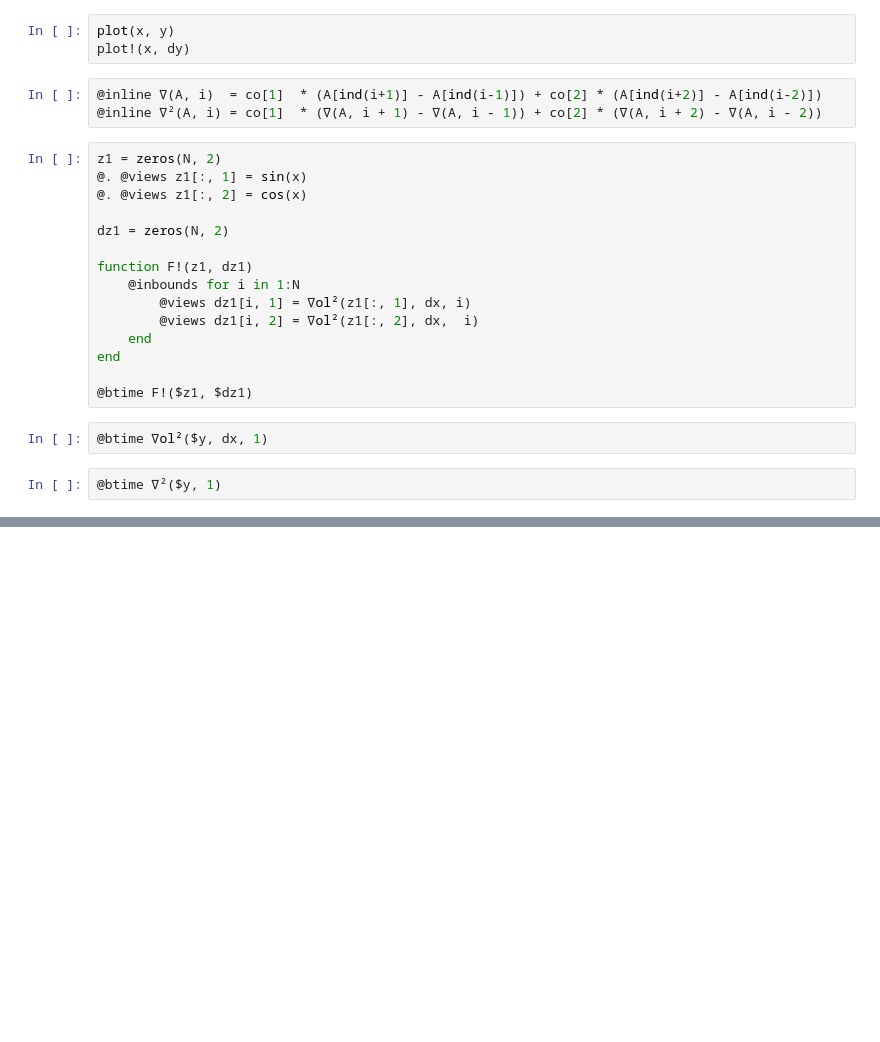
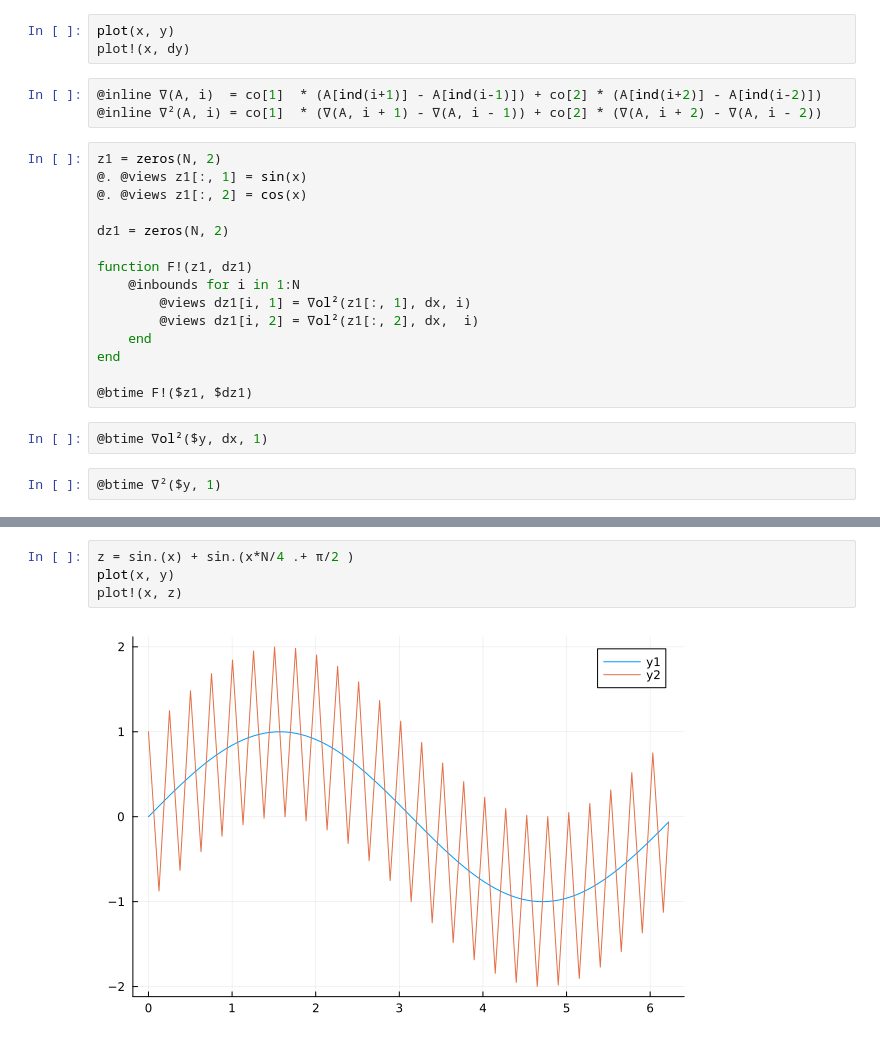
Before and after one commit to martkjoh/NRCH_finite_diff, a Jupyter notebook: timing.ipynb, the cells around one changed output, grey strips where cells are left out. Saved outputs shown, nothing was run; the diff lists cells and outputs as text; blank space fills up the shorter version.

```diff
--- a/timing.ipynb
+++ b/timing.ipynb
@@ -181,0 +293,6 @@ end
+# %%
+z = sin.(x) + sin.(x*N/4 .+ π/2 )
+plot(x, y)
+plot!(x, z)
+# %% [output]
+[figure, added]
```
Also changed, not shown: parts of 8 cells of this notebook, 7 other files.
